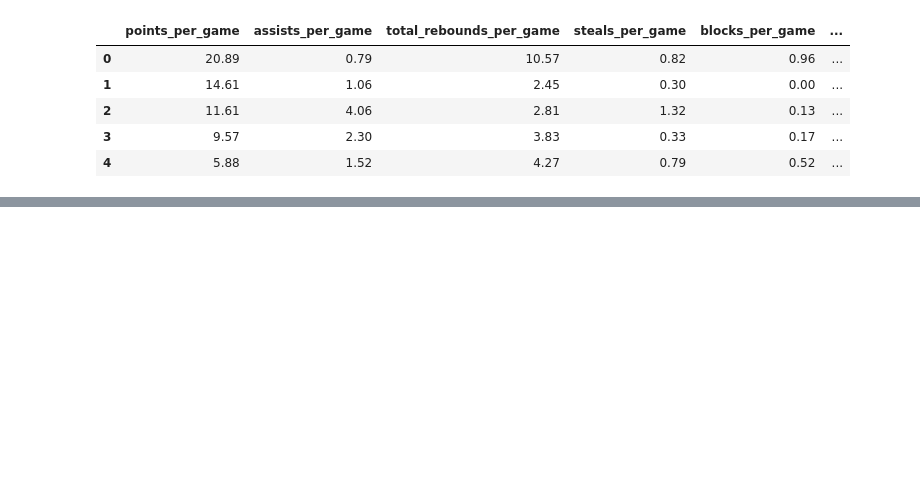
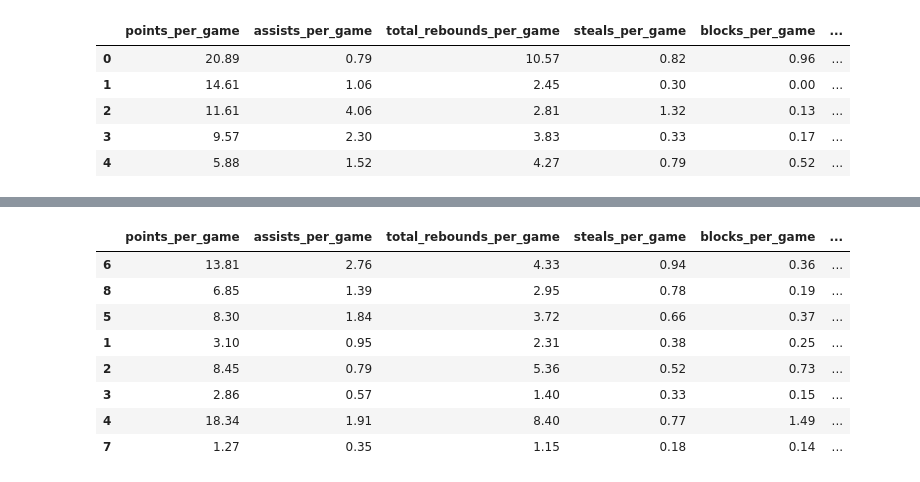
Before and after one commit to CS196Illinois/Group27-FA22, a Jupyter notebook: Project/Classification/classification.ipynb, the cells around one changed output, grey strips where cells are left out. Drawn from its saved outputs; the diff is of its cells as text; code cells hidden in the pictures; blank space fills up the shorter version.

Commit message:
Add initial group labels

```diff
--- a/Project/Classification/classification.ipynb
+++ b/Project/Classification/classification.ipynb
@@ -232,0 +234,13 @@ per_game_clusters
+# %%
+# Sort clusters by a specific column for data analysis and labeling
+per_game_clusters.sort_values(by=['three_point_percentage'], ascending=False)
+# %% [output]
+|  | points_per_game | assists_per_game | total_rebounds_per_game | steals_per_game | blocks_per_game | ... |
+| 6 | 13.81 | 2.76 | 4.33 | 0.94 | 0.36 | ... |
+| 8 | 6.85 | 1.39 | 2.95 | 0.78 | 0.19 | ... |
+| 5 | 8.30 | 1.84 | 3.72 | 0.66 | 0.37 | ... |
+| 1 | 3.10 | 0.95 | 2.31 | 0.38 | 0.25 | ... |
+| 2 | 8.45 | 0.79 | 5.36 | 0.52 | 0.73 | ... |
+| 3 | 2.86 | 0.57 | 1.40 | 0.33 | 0.15 | ... |
+| 4 | 18.34 | 1.91 | 8.40 | 0.77 | 1.49 | ... |
+| 7 | 1.27 | 0.35 | 1.15 | 0.18 | 0.14 | ... |
```
Also changed, not shown: parts of 4 cells of this notebook.
